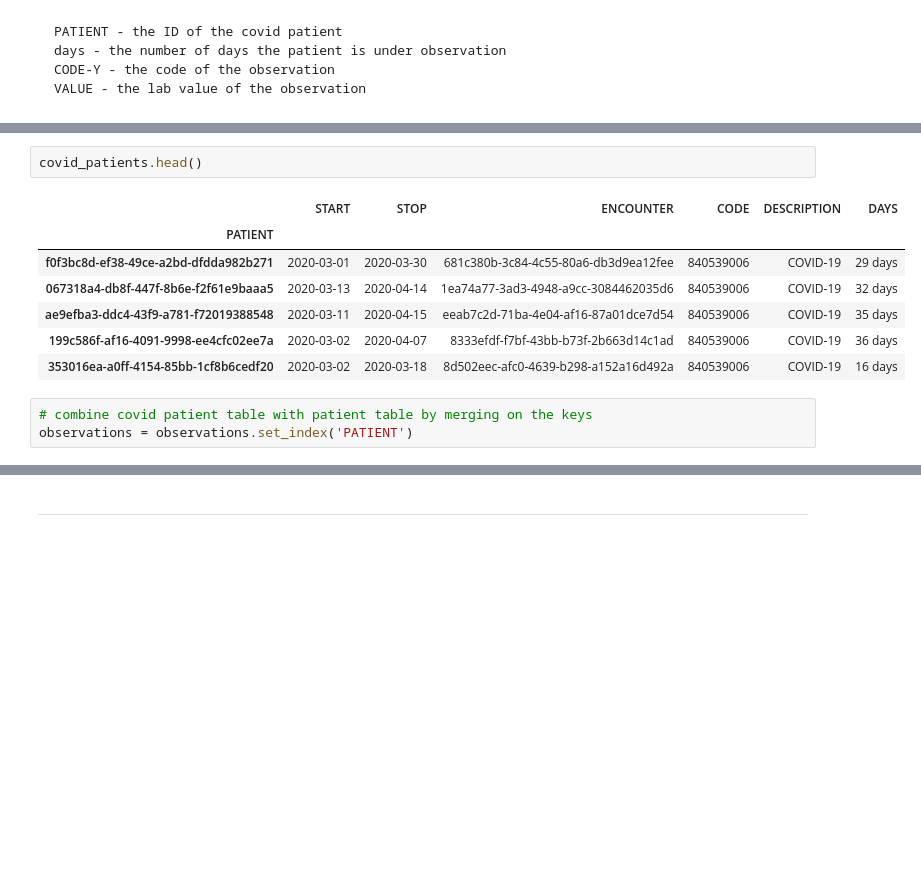
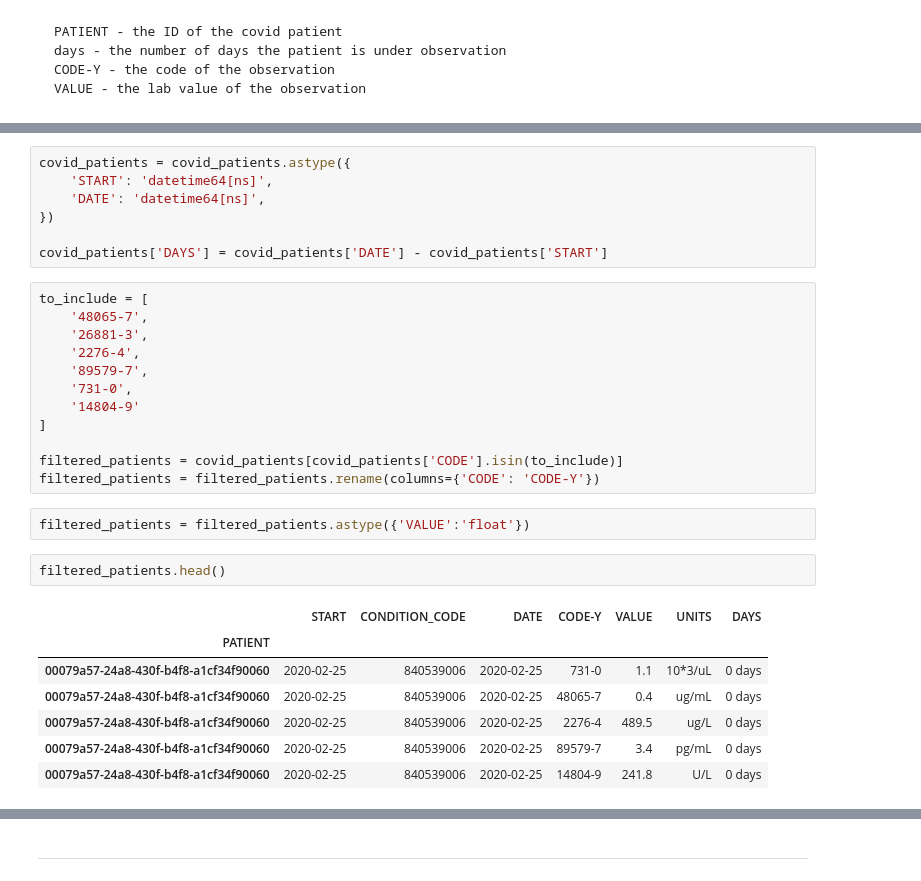
Before and after one commit to ddlatumalea/BFVM19PROG1, a Jupyter notebook: assessments/Assignment_week_03.ipynb, the cells around one changed output, grey strips where cells are left out. Drawn from its saved outputs; the diff is of its cells as text; blank space fills up the shorter version.

Commit message:
Improved merging week 03

```diff
--- a/assessments/Assignment_week_03.ipynb
+++ b/assessments/Assignment_week_03.ipynb
@@ -452,14 +461,32 @@ DAYS           timedelta64[ns]
 dtype: object
+# %%
+covid_patients = covid_patients.astype({
+    'START': 'datetime64[ns]',
+    'DATE': 'datetime64[ns]',
+})
+
+covid_patients['DAYS'] = covid_patients['DATE'] - covid_patients['START']
+# %%
+to_include = [
+    '48065-7',
+    '26881-3',
+    '2276-4',
+    '89579-7',
+    '731-0',
+    '14804-9'
+]
+
+filtered_patients = covid_patients[covid_patients['CODE'].isin(to_include)]
+filtered_patients = filtered_patients.rename(columns={'CODE': 'CODE-Y'})
+# %%
+filtered_patients = filtered_patients.astype({'VALUE':'float'})
 # %%
-covid_patients.head()
+filtered_patients.head()
 # %% [output]
-|  | START | STOP | ENCOUNTER | CODE | DESCRIPTION | DAYS |
-| PATIENT |  |  |  |  |  |  |
-| f0f3bc8d-ef38-49ce-a2bd-dfdda982b271 | 2020-03-01 | 2020-03-30 | 681c380b-3c84-4c55-80a6-db3d9ea12fee | 840539006 | COVID-19 | 29 days |
-| 067318a4-db8f-447f-8b6e-f2f61e9baaa5 | 2020-03-13 | 2020-04-14 | 1ea74a77-3ad3-4948-a9cc-3084462035d6 | 840539006 | COVID-19 | 32 days |
-| ae9efba3-ddc4-43f9-a781-f72019388548 | 2020-03-11 | 2020-04-15 | eeab7c2d-71ba-4e04-af16-87a01dce7d54 | 840539006 | COVID-19 | 35 days |
-| 199c586f-af16-4091-9998-ee4cfc02ee7a | 2020-03-02 | 2020-04-07 | 8333efdf-f7bf-43bb-b73f-2b663d14c1ad | 840539006 | COVID-19 | 36 days |
-| 353016ea-a0ff-4154-85bb-1cf8b6cedf20 | 2020-03-02 | 2020-03-18 | 8d502eec-afc0-4639-b298-a152a16d492a | 840539006 | COVID-19 | 16 days |
+|  | START | CONDITION_CODE | DATE | CODE-Y | VALUE | UNITS | DAYS |
+| PATIENT |  |  |  |  |  |  |  |
+| 00079a57-24a8-430f-b4f8-a1cf34f90060 | 2020-02-25 | 840539006 | 2020-02-25 | 731-0 | 1.1 | 10*3/uL | 0 days |
+| 00079a57-24a8-430f-b4f8-a1cf34f90060 | 2020-02-25 | 840539006 | 2020-02-25 | 48065-7 | 0.4 | ug/mL | 0 days |
+| 00079a57-24a8-430f-b4f8-a1cf34f90060 | 2020-02-25 | 840539006 | 2020-02-25 | 2276-4 | 489.5 | ug/L | 0 days |
+| 00079a57-24a8-430f-b4f8-a1cf34f90060 | 2020-02-25 | 840539006 | 2020-02-25 | 89579-7 | 3.4 | pg/mL | 0 days |
+| 00079a57-24a8-430f-b4f8-a1cf34f90060 | 2020-02-25 | 840539006 | 2020-02-25 | 14804-9 | 241.8 | U/L | 0 days |
-# %%
-# combine covid patient table with patient table by merging on the keys
-observations = observations.set_index('PATIENT')
```
Also changed, not shown: parts of 13 cells of this notebook.
